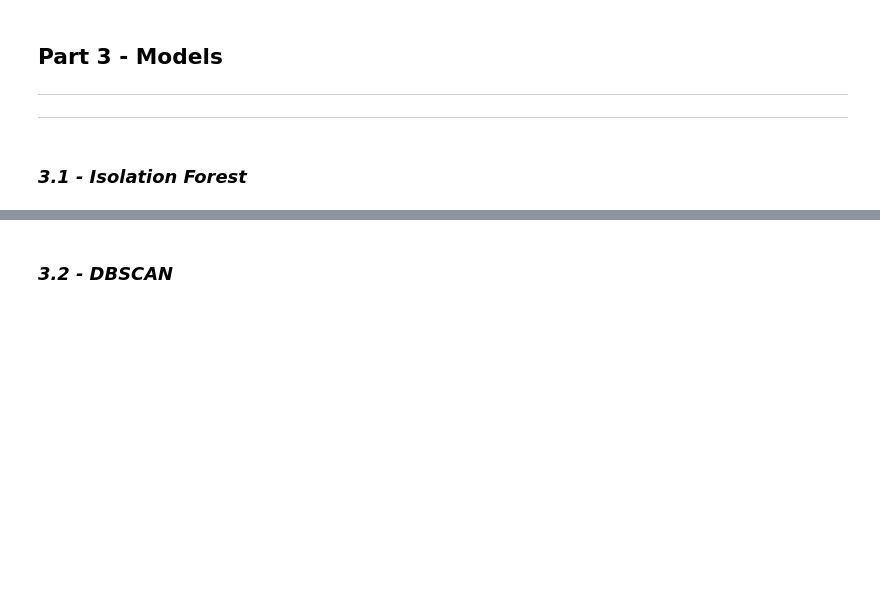
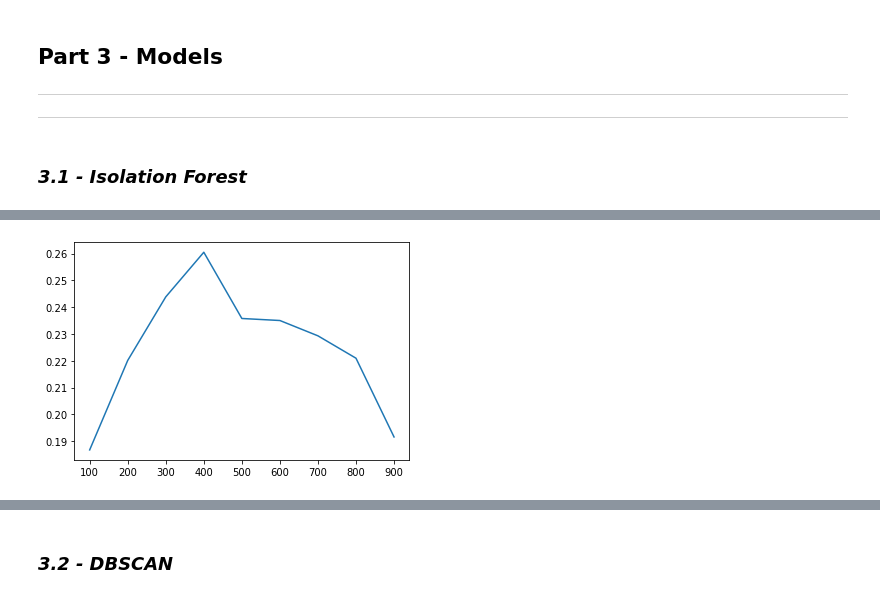
Before and after one commit to VictoKu1/Anomaly_Detection, a Jupyter notebook: Task1_Anomaly_Detection.ipynb, the cells around one changed output, grey strips where cells are left out. Cells and saved outputs as stored; diff of their text form; code cells hidden in the pictures; blank space fills up the shorter version.

```diff
--- a/Task1_Anomaly_Detection.ipynb
+++ b/Task1_Anomaly_Detection.ipynb
@@ -175,7 +235,9 @@ run_isf_models(2, df3)
 # %%
 # Running the model without "Duration_" , "src_bytes"
 
-run_isf_models(1, df4)
+run_isf_models(1, df01)
+# %% [output]
+[figure, added]
 # %%
 # Running the model without "Duration_" , "dst_bytes"
 
```
Also changed, not shown: parts of 37 cells of this notebook.
